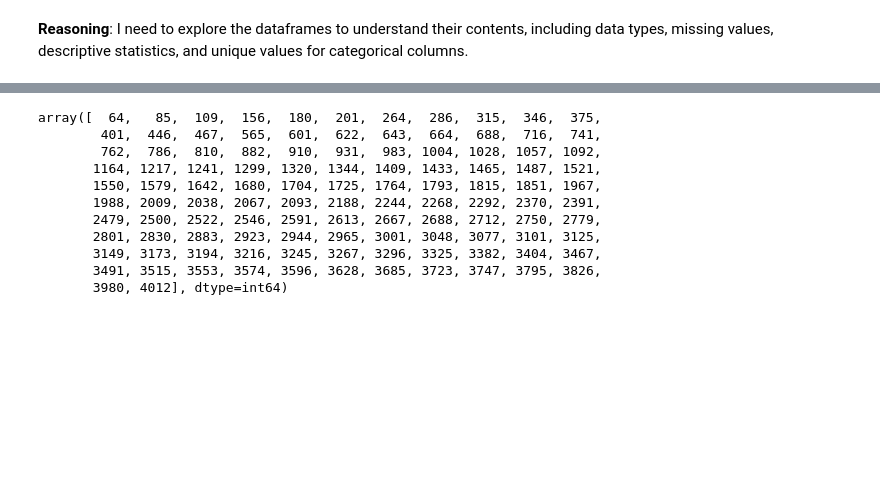
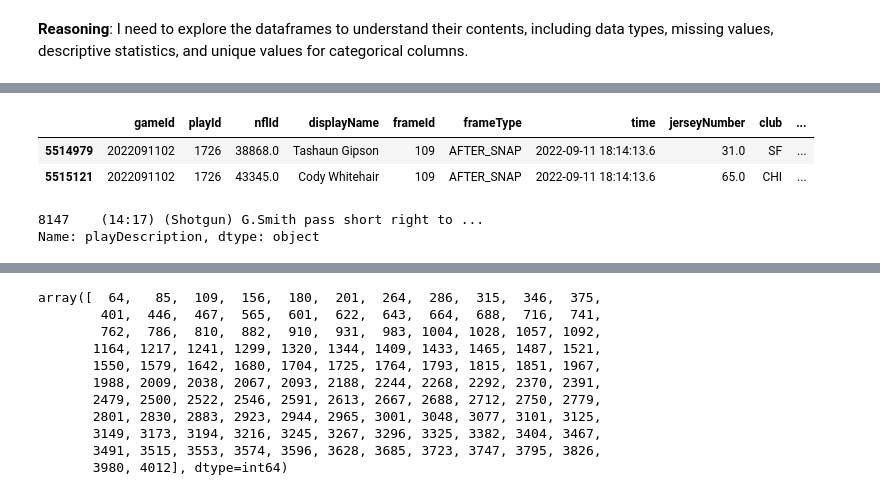
Before and after one commit to jesse279/NFL_passing, a Jupyter notebook: src/Football_Tracking.ipynb, the cells around one changed output, grey strips where cells are left out. Saved outputs shown, nothing was run; the diff lists cells and outputs as text; code cells hidden in the pictures; blank space fills up the shorter version.

```diff
--- a/src/Football_Tracking.ipynb
+++ b/src/Football_Tracking.ipynb
@@ -140,0 +179,11 @@ I need to explore the dataframes to understand their contents, including data ty
+# %%
+df_tracking[df_tracking["event"] == 'run_pass_option'].head(2)
+# %% [output]
+|  | gameId | playId | nflId | displayName | frameId | frameType | time | jerseyNumber | club | ... |
+| 5514979 | 2022091102 | 1726 | 38868.0 | Tashaun Gipson | 109 | AFTER_SNAP | 2022-09-11 18:14:13.6 | 31.0 | SF | ... |
+| 5515121 | 2022091102 | 1726 | 43345.0 | Cody Whitehair | 109 | AFTER_SNAP | 2022-09-11 18:14:13.6 | 65.0 | CHI | ... |
+# %%
+df_plays[(df_plays["gameId"] == 2022091200) & (df_plays["playId"] == 85) ]["playDescription"]
+# %% [output]
+8147    (14:17) (Shotgun) G.Smith pass short right to ...
+Name: playDescription, dtype: object
```
Also changed, not shown: parts of 22 cells of this notebook, 3 other files.
